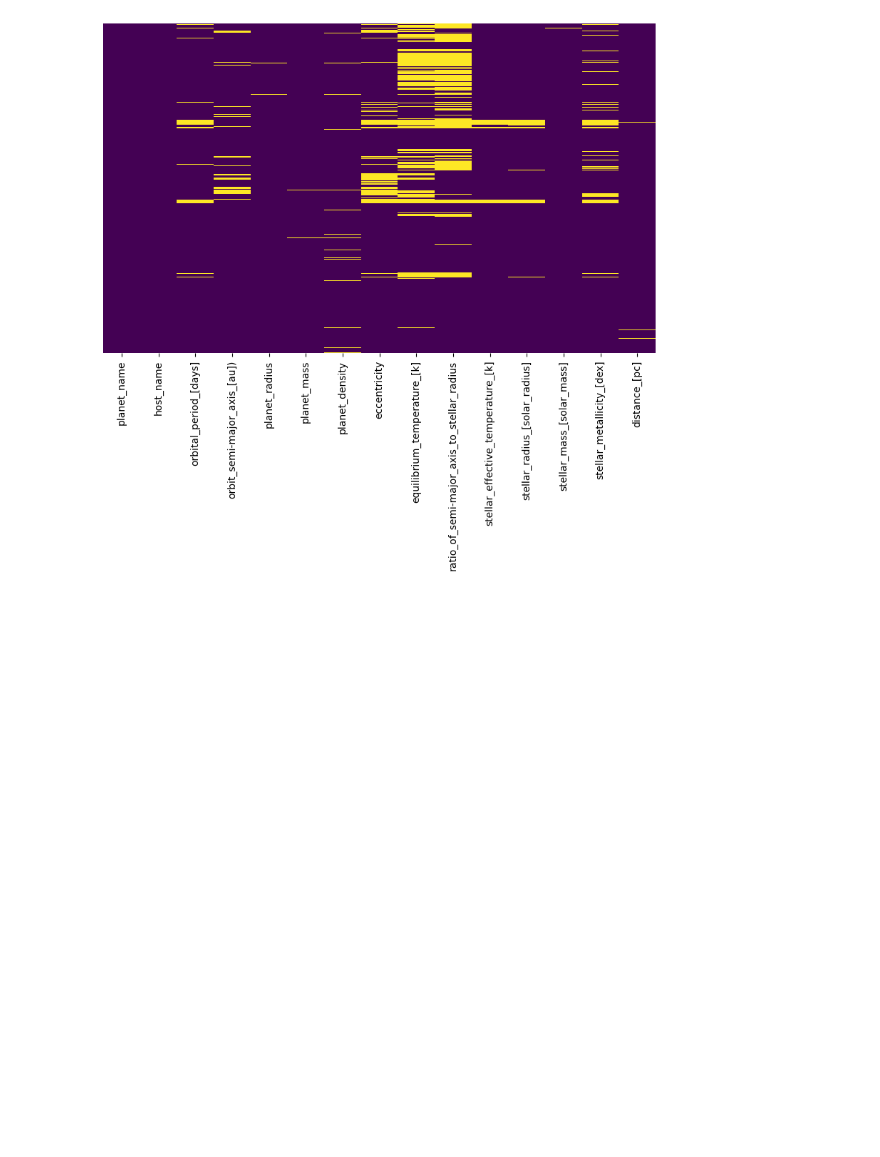
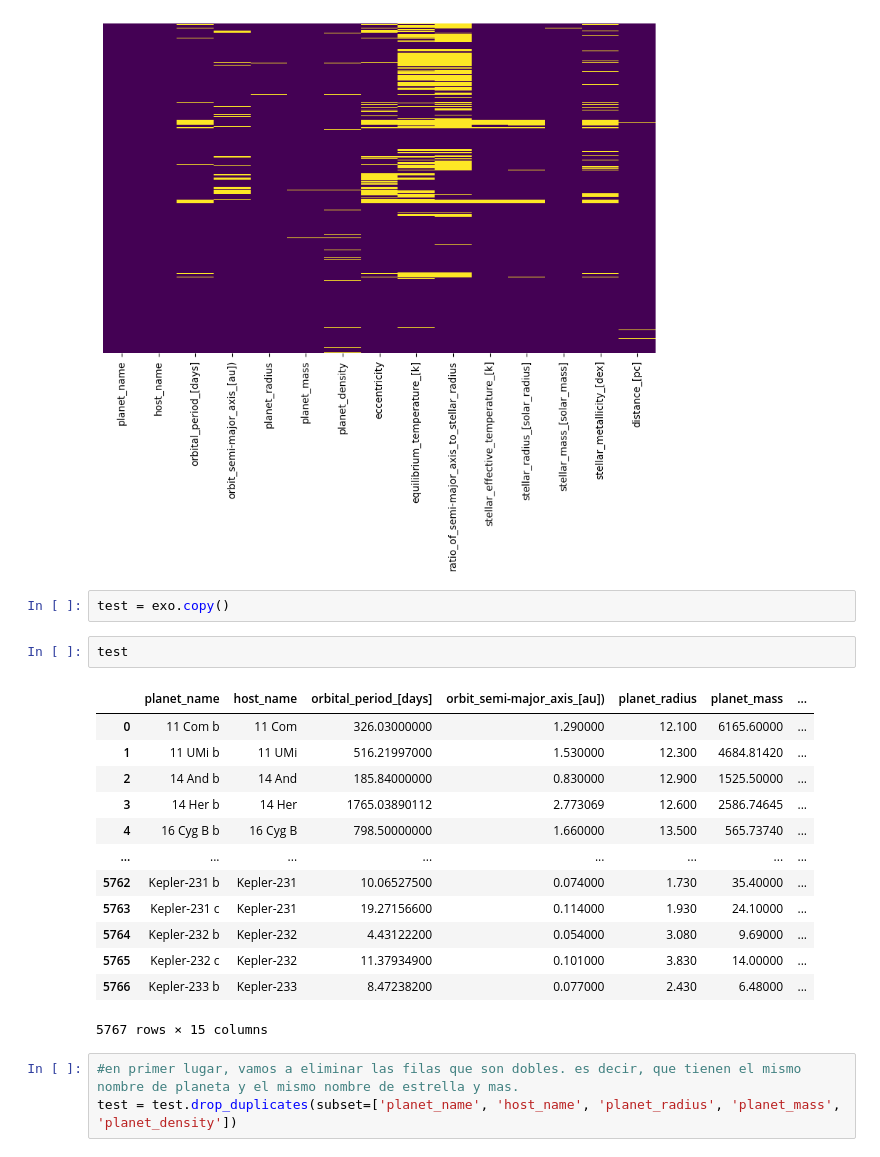
Before and after one commit to aminmadrileno/Exoplanet-project, a Jupyter notebook: extraction.ipynb, the cells around one changed output. Drawn from its saved outputs; the diff is of its cells as text; blank space fills up the shorter version.

```diff
--- a/extraction.ipynb
+++ b/extraction.ipynb
@@ -319,3 +319,24 @@ sns.heatmap(exo == ' ',
 plt.show();
 # %% [output]
 [figure]
+# %%
+test = exo.copy()
+# %%
+test
+# %% [output]
+|  | planet_name | host_name | orbital_period_[days] | orbit_semi-major_axis_[au]) | planet_radius | planet_mass | ... |
+| 0 | 11 Com b | 11 Com | 326.03000000 | 1.290000 | 12.100 | 6165.60000 | ... |
+| 1 | 11 UMi b | 11 UMi | 516.21997000 | 1.530000 | 12.300 | 4684.81420 | ... |
+| 2 | 14 And b | 14 And | 185.84000000 | 0.830000 | 12.900 | 1525.50000 | ... |
+| 3 | 14 Her b | 14 Her | 1765.03890112 | 2.773069 | 12.600 | 2586.74645 | ... |
+| 4 | 16 Cyg B b | 16 Cyg B | 798.50000000 | 1.660000 | 13.500 | 565.73740 | ... |
+| ... | ... | ... | ... | ... | ... | ... | ... |
+| 5762 | Kepler-231 b | Kepler-231 | 10.06527500 | 0.074000 | 1.730 | 35.40000 | ... |
+| 5763 | Kepler-231 c | Kepler-231 | 19.27156600 | 0.114000 | 1.930 | 24.10000 | ... |
+| 5764 | Kepler-232 b | Kepler-232 | 4.43122200 | 0.054000 | 3.080 | 9.69000 | ... |
+| 5765 | Kepler-232 c | Kepler-232 | 11.37934900 | 0.101000 | 3.830 | 14.00000 | ... |
+| 5766 | Kepler-233 b | Kepler-233 | 8.47238200 | 0.077000 | 2.430 | 6.48000 | ... |
+5767 rows × 15 columns
+# %%
+#en primer lugar, vamos a eliminar las filas que son dobles. es decir, que tienen el mismo nombre de planeta y el mismo nombre de estrella y mas.
+test = test.drop_duplicates(subset=['planet_name', 'host_name', 'planet_radius', 'planet_mass', 'planet_density'])
```
Also changed, not shown: parts of 7 cells of this notebook.
